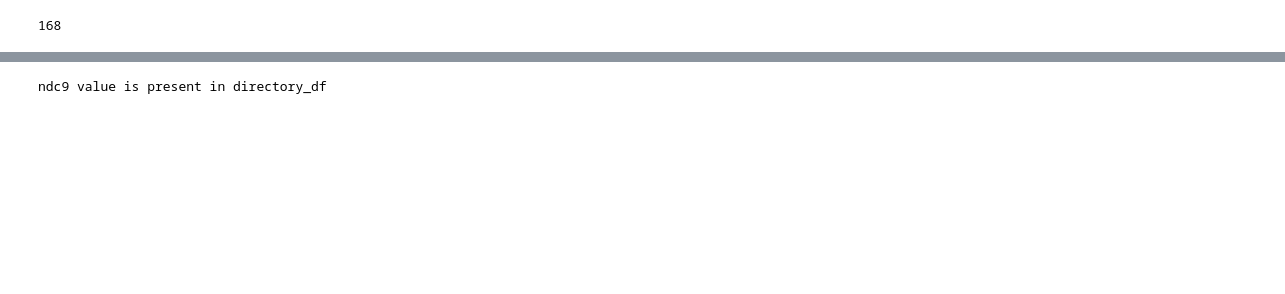
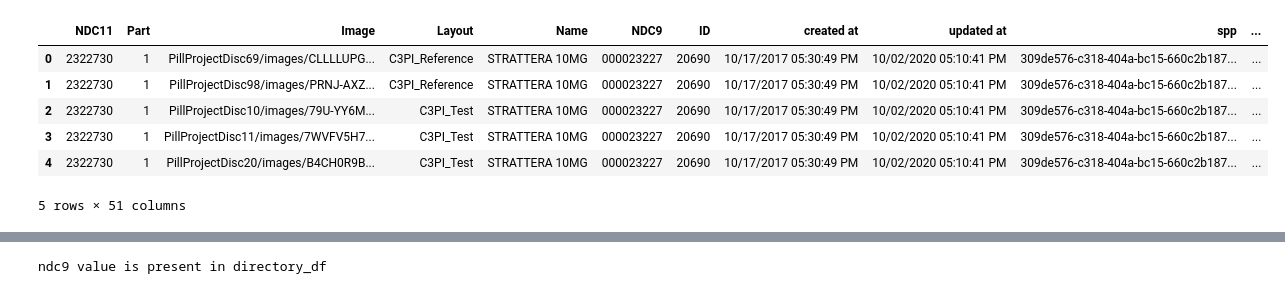
Before and after one commit to jackanichp/pill_pic, a Jupyter notebook: NDC_features.ipynb, the cells around one changed output, grey strips where cells are left out. Drawn from its saved outputs; the diff is of its cells as text; code cells hidden in the pictures; blank space fills up the shorter version.

Commit message:
Remade Merged_data

```diff
--- a/NDC_features.ipynb
+++ b/NDC_features.ipynb
@@ -27,4 +35,12 @@ merged_df.head()
 # %%
-#Remove reduntant columns "ndc9" and "medicine_name" from merged_df
-merged_df = merged_df.drop(["ndc9", "medicine_name"], axis=1)
+#Remove reduntant columns "ndc9" and "medicine_name" and NaN columns from merged_df
+merged_df = merged_df.drop(["ndc9", "medicine_name", "Enabled?", "pillbox_score", "pillbox_imprint", "pillbox_color_text", "dea_schedule_name", "epc_match", "laberer_code", "application_number"], axis=1)
 merged_df.head()
+# %% [output]
+|  | NDC11 | Part | Image | Layout | Name | NDC9 | ID | created at | updated at | spp | ... |
+| 0 | 2322730 | 1 | PillProjectDisc69/images/CLLLLUPG... | C3PI_Reference | STRATTERA 10MG | 000023227 | 20690 | 10/17/2017 05:30:49 PM | 10/02/2020 05:10:41 PM | 309de576-c318-404a-bc15-660c2b187... | ... |
+| 1 | 2322730 | 1 | PillProjectDisc98/images/PRNJ-AXZ... | C3PI_Reference | STRATTERA 10MG | 000023227 | 20690 | 10/17/2017 05:30:49 PM | 10/02/2020 05:10:41 PM | 309de576-c318-404a-bc15-660c2b187... | ... |
+| 2 | 2322730 | 1 | PillProjectDisc10/images/79U-YY6M... | C3PI_Test | STRATTERA 10MG | 000023227 | 20690 | 10/17/2017 05:30:49 PM | 10/02/2020 05:10:41 PM | 309de576-c318-404a-bc15-660c2b187... | ... |
+| 3 | 2322730 | 1 | PillProjectDisc11/images/7WVFV5H7... | C3PI_Test | STRATTERA 10MG | 000023227 | 20690 | 10/17/2017 05:30:49 PM | 10/02/2020 05:10:41 PM | 309de576-c318-404a-bc15-660c2b187... | ... |
+| 4 | 2322730 | 1 | PillProjectDisc20/images/B4CH0R9B... | C3PI_Test | STRATTERA 10MG | 000023227 | 20690 | 10/17/2017 05:30:49 PM | 10/02/2020 05:10:41 PM | 309de576-c318-404a-bc15-660c2b187... | ... |
+5 rows × 51 columns
@@ -40,8 +53,3 @@ for value in missing_ndc9_values:
-# %%
-#Number of missing NDC9s in merged_df
-len(missing_ndc9_values)
-# %% [output]
-168
 # %%
 #Does pill name exist in pillbox_df?
 pillbox_df['medicine_name'] = pillbox_df['medicine_name'].fillna('')
```
Also changed, not shown: parts of 9 cells of this notebook.
